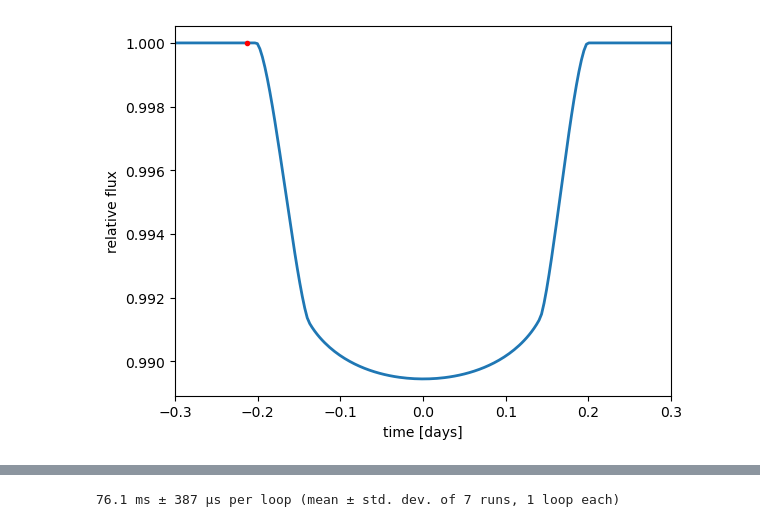
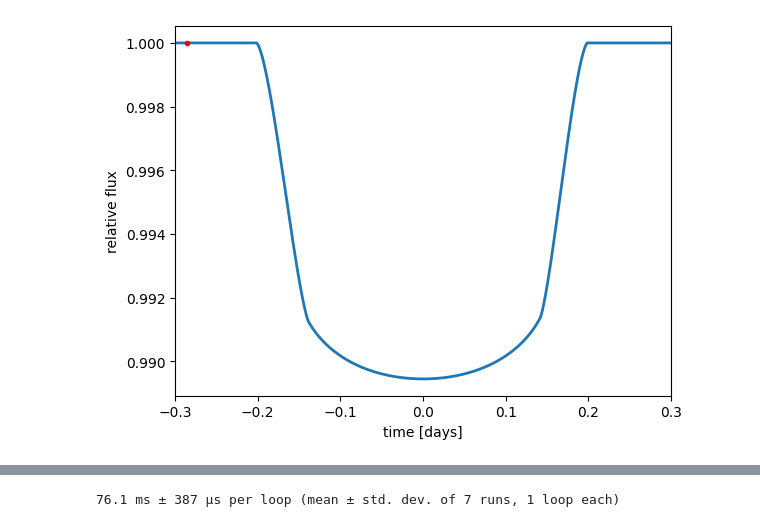
Before and after one commit to shishirdholakia/eclipsoid, a Jupyter notebook: notebooks/FittingOblatePlanet.ipynb, the cells around one changed output, grey strips where cells are left out. Saved outputs shown, nothing was run; the diff lists cells and outputs as text; code cells hidden in the pictures.

```diff
--- a/notebooks/FittingOblatePlanet.ipynb
+++ b/notebooks/FittingOblatePlanet.ipynb
@@ -30,33 +30,33 @@ from jaxoplanet.light_curves import limb_dark_light_curve
 import arviz as az
 import corner
 
-from eclipsoid.legacy.light_curve import legacy_oblate_lightcurve_fast, compute_bounds
+from eclipsoid.legacy.light_curve import oblate_lightcurve_dict, compute_bounds
 import os
 os.environ["XLA_FLAGS"] = "--xla_force_host_platform_device_count=2"
 
-oblate_lightcurve = jit(legacy_oblate_lightcurve_fast)
-grad = jit(jax.jacrev(legacy_oblate_lightcurve_fast))
+oblate_lightcurve = jit(oblate_lightcurve_dict)
+grad = jit(jax.jacrev(oblate_lightcurve_dict))
 # %%
 #Fiducial planet parameters:
 params = {'period':300.456,
           'radius':jnp.sqrt(0.1**2/(1-0.1)),
           'u':jnp.array([0.3,0.2]),
           'f':0.1,
           'bo':0.65,
           'theta':0.6,
           'duration': 0.4
 }
 # The light curve calculation requires an orbit
 
 # Compute a limb-darkened light curve using starry
-t = jnp.linspace(-0.3, 0.3, 200)
+t = jnp.linspace(-0.3, 0.3, 1200)
 lc = oblate_lightcurve(params,t)
 
 plt.plot(t, lc, color="C0", lw=2)
 plt.plot(t[29], lc[29], 'r.')
 plt.ylabel("relative flux")
 plt.xlabel("time [days]")
 _ = plt.xlim(t.min(), t.max())
 # %% [output]
-[figure, old version]
+[figure, new version]
 # %%
```
Also changed, not shown: parts of 3 cells of this notebook, 1 other file.
